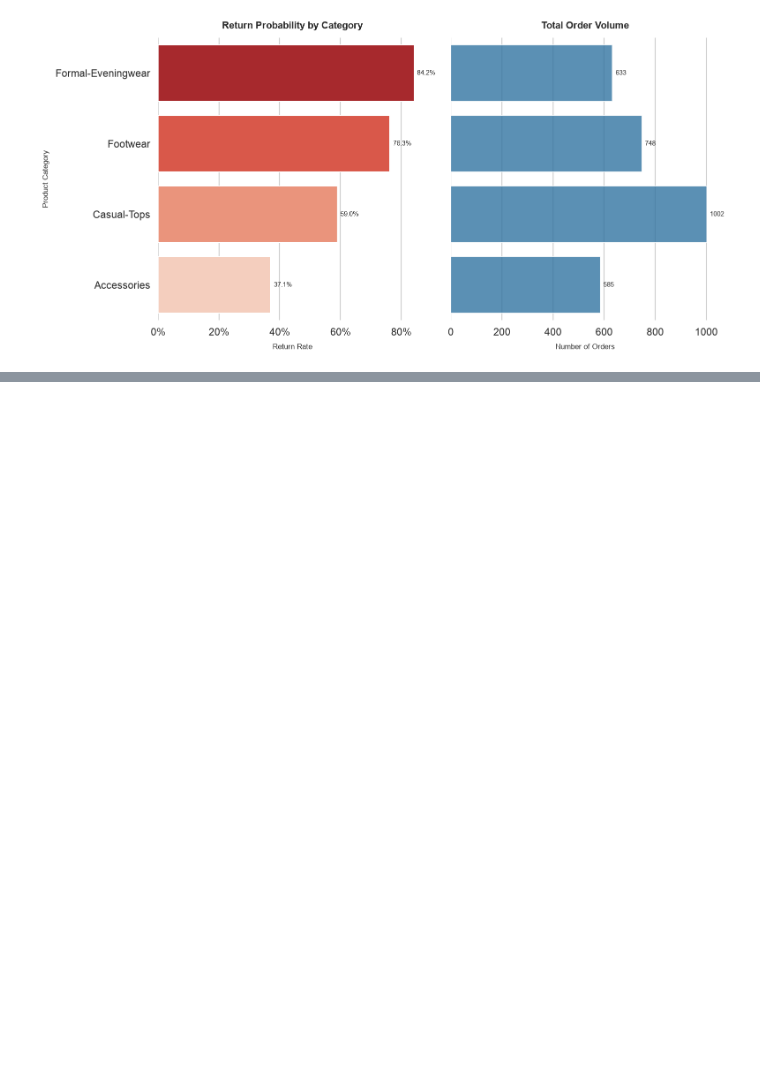
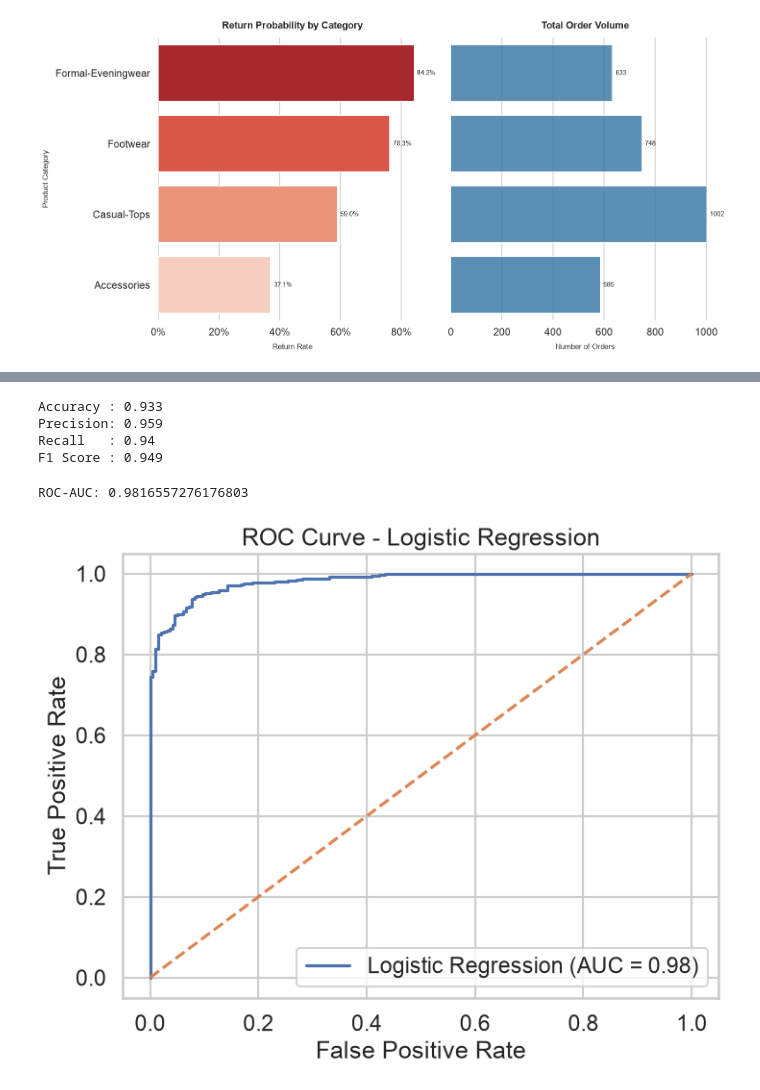
Before and after one commit to aliturab99/Machine-Learning-Project-1, a Jupyter notebook: classification_model/ecommerce_return_classification.ipynb, the cells around one changed output, grey strips where cells are left out. Cells and saved outputs as stored; diff of their text form; code cells hidden in the pictures; blank space fills up the shorter version.

Commit message:
Adding Proper Model Development in this code

```diff
--- a/classification_model/ecommerce_return_classification.ipynb
+++ b/classification_model/ecommerce_return_classification.ipynb
@@ -450,0 +644,10 @@ Passing `palette` without assigning `hue` is deprecated and will be removed in v
+# %%
+from imblearn.over_sampling import SMOTE
+
+smt = SMOTE(random_state=42)
+X_train_smote, y_train_smote = smt.fit_resample(X_train, y_train)
+
+print("Original y_train distribution:")
+display(y_train.value_counts())
+print("\nResampled y_train_smote distribution:")
+display(y_train_smote.value_counts())
@@ -450,0 +667,3 @@ Passing `palette` without assigning `hue` is deprecated and will be removed in v
+# %%
+log_reg_model = LogisticRegression(random_state=42, solver='liblinear')
+log_reg_model.fit(X_train_smote, y_train_smote)
@@ -450,0 +672,13 @@ Passing `palette` without assigning `hue` is deprecated and will be removed in v
+# %%
+y_pred_proba_log_reg = log_reg_model.predict_proba(X_test)[:, 1]
+
+# Set threshold = 0.4
+y_pred_log_reg = (y_pred_proba_log_reg >= 0.4).astype(int)
+
+print("Predicted classes (first 5):")
+
+display(y_pred_log_reg[:5])
+
+print("\nPredicted probabilities (first 5):")
+
+display(y_pred_proba_log_reg[:5])
@@ -450,0 +692,15 @@ Passing `palette` without assigning `hue` is deprecated and will be removed in v
+# %%
+accuracy = accuracy_score(y_test, y_pred_log_reg)
+precision = precision_score(y_test, y_pred_log_reg)
+recall = recall_score(y_test, y_pred_log_reg)
+f1 = f1_score(y_test, y_pred_log_reg)
+
+print("Accuracy :", round(accuracy, 3))
+print("Precision:", round(precision, 3))
+print("Recall   :", round(recall, 3))
+print("F1 Score :", round(f1, 3))
+# %% [output]
+Accuracy : 0.933
+Precision: 0.959
+Recall   : 0.94
+F1 Score : 0.949
@@ -450,0 +709,22 @@ Passing `palette` without assigning `hue` is deprecated and will be removed in v
+# %%
+fpr, tpr, thresholds = roc_curve(y_test, y_pred_proba_log_reg)
+
+# Calculate AUC
+auc_score = roc_auc_score(y_test, y_pred_proba_log_reg)
+
+print("ROC-AUC:", auc_score)
+
+# Plot ROC curve
+plt.figure(figsize=(8, 6))
+
+plt.plot(fpr, tpr, label=f"Logistic Regression (AUC = {auc_score:.2f})")
+plt.plot([0, 1], [0, 1], linestyle="--")
+
+plt.xlabel("False Positive Rate")
+plt.ylabel("True Positive Rate")
+plt.title("ROC Curve - Logistic Regression")
+plt.legend()
+plt.show()
+# %% [output]
+ROC-AUC: 0.9816557276176803
+[figure, added]
```
Also changed, not shown: parts of 38 cells of this notebook.
